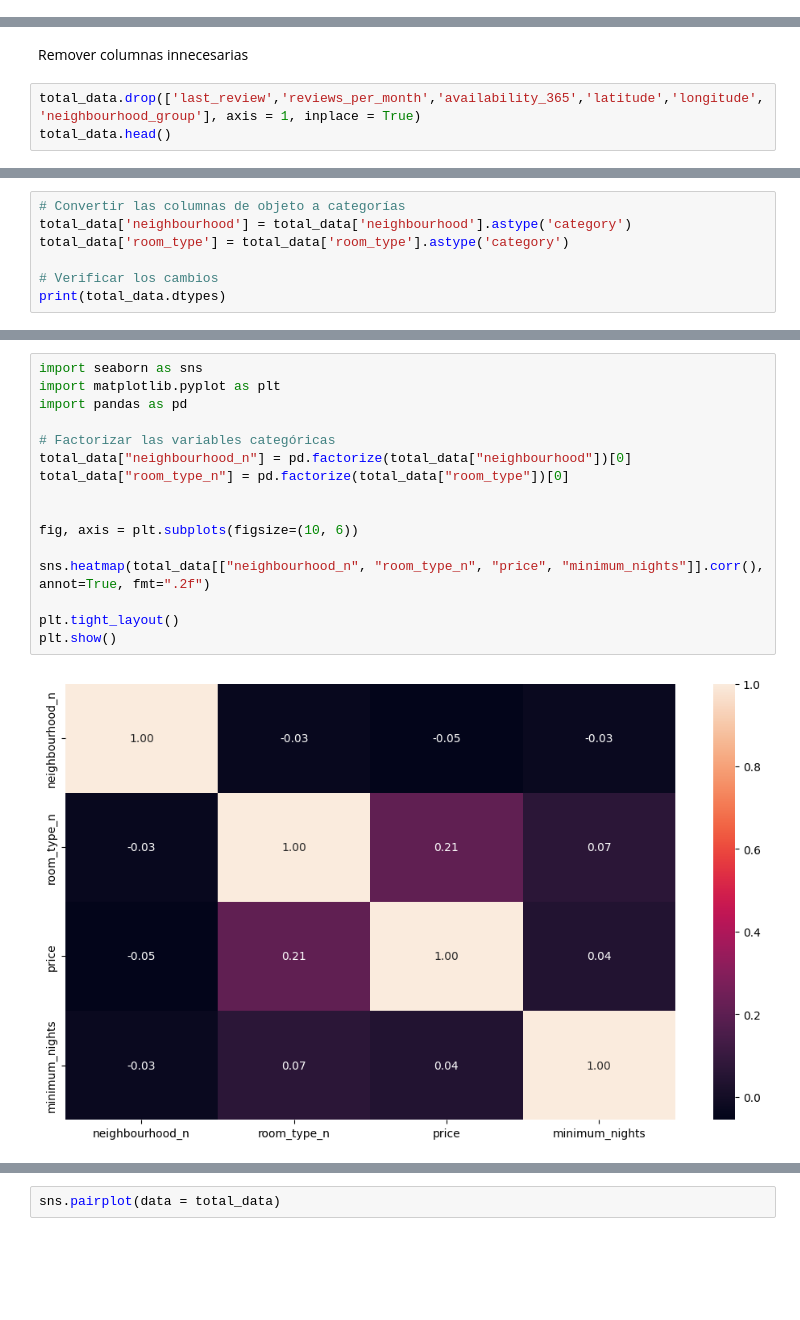
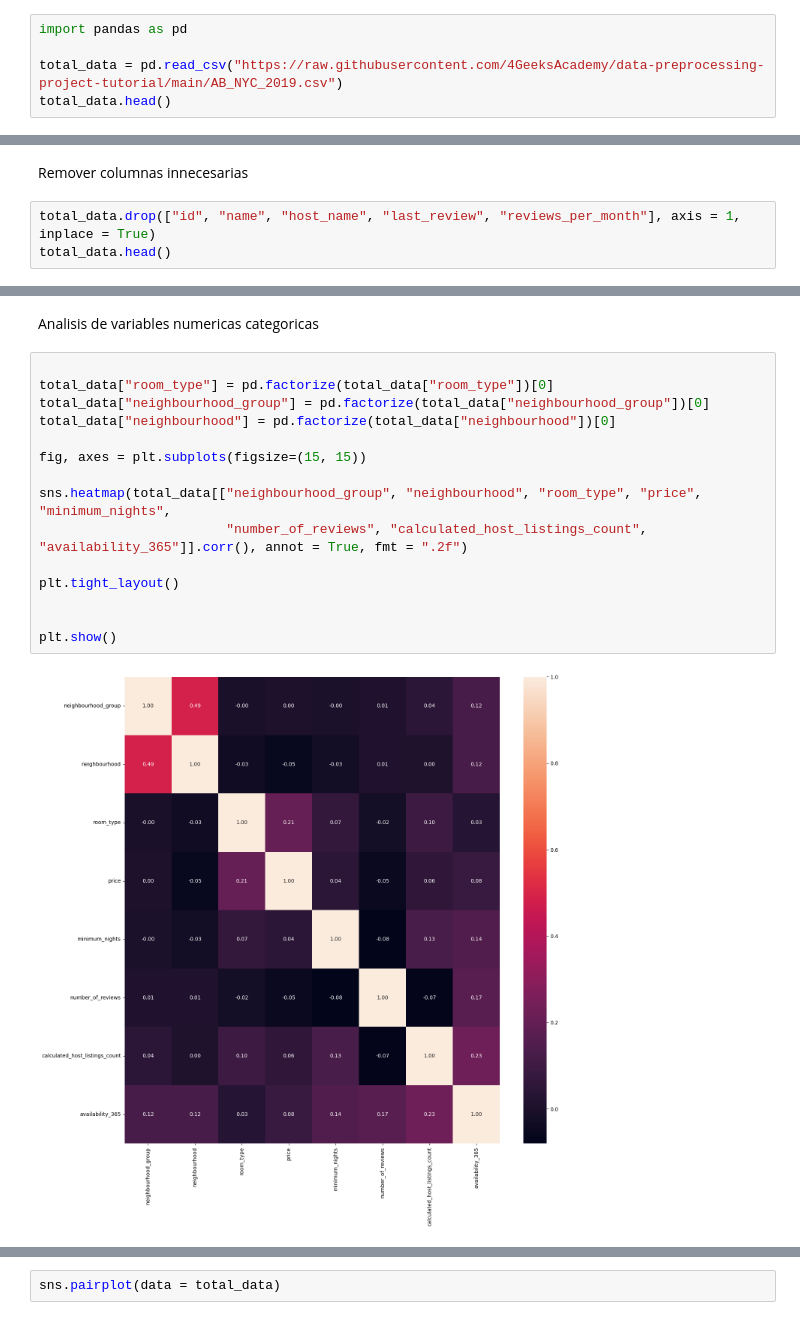
Before and after one commit to erickelrojo22/machine-learning-python-template, a Jupyter notebook: src/explore.ipynb, the cells around one changed output, grey strips where cells are left out. Drawn from its saved outputs; the diff is of its cells as text; blank space fills up the shorter version.

```diff
--- a/src/explore.ipynb
+++ b/src/explore.ipynb
@@ -20,0 +3,5 @@ total_data.head()
+# %%
+import pandas as pd
+
+total_data = pd.read_csv("https://raw.githubusercontent.com/4GeeksAcademy/data-preprocessing-project-tutorial/main/AB_NYC_2019.csv")
+total_data.head()
@@ -52,6 +51,6 @@ np.int64(0)
 # %% [markdown]
 Remover columnas innecesarias
 # %%
-total_data.drop(['last_review','reviews_per_month','availability_365','latitude','longitude','neighbourhood_group'], axis = 1, inplace = True)
+total_data.drop(["id", "name", "host_name", "last_review", "reviews_per_month"], axis = 1, inplace = True)
 total_data.head()
 # %% [output]
@@ -87,7 +88,0 @@ plt.show()
-# %%
-# Convertir las columnas de objeto a categorías
-total_data['neighbourhood'] = total_data['neighbourhood'].astype('category')
-total_data['room_type'] = total_data['room_type'].astype('category')
-
-# Verificar los cambios
-print(total_data.dtypes)
@@ -138,18 +145,19 @@ plt.show()
+# %% [markdown]
+Analisis de variables numericas categoricas
 # %%
-import seaborn as sns
-import matplotlib.pyplot as plt
-import pandas as pd
 
-# Factorizar las variables categóricas
-total_data["neighbourhood_n"] = pd.factorize(total_data["neighbourhood"])[0]
-total_data["room_type_n"] = pd.factorize(total_data["room_type"])[0]
+total_data["room_type"] = pd.factorize(total_data["room_type"])[0]
+total_data["neighbourhood_group"] = pd.factorize(total_data["neighbourhood_group"])[0]
+total_data["neighbourhood"] = pd.factorize(total_data["neighbourhood"])[0]
+
+fig, axes = plt.subplots(figsize=(15, 15))
+
+sns.heatmap(total_data[["neighbourhood_group", "neighbourhood", "room_type", "price", "minimum_nights",
+                        "number_of_reviews", "calculated_host_listings_count", "availability_365"]].corr(), annot = True, fmt = ".2f")
+
+plt.tight_layout()
 
 
-fig, axis = plt.subplots(figsize=(10, 6))
-
-sns.heatmap(total_data[["neighbourhood_n", "room_type_n", "price", "minimum_nights"]].corr(), annot=True, fmt=".2f")
-
-plt.tight_layout()
 plt.show()
 # %% [output]
-[figure, old version]
+[figure, new version]
```
Also changed, not shown: parts of 41 cells of this notebook, 3 other files.
